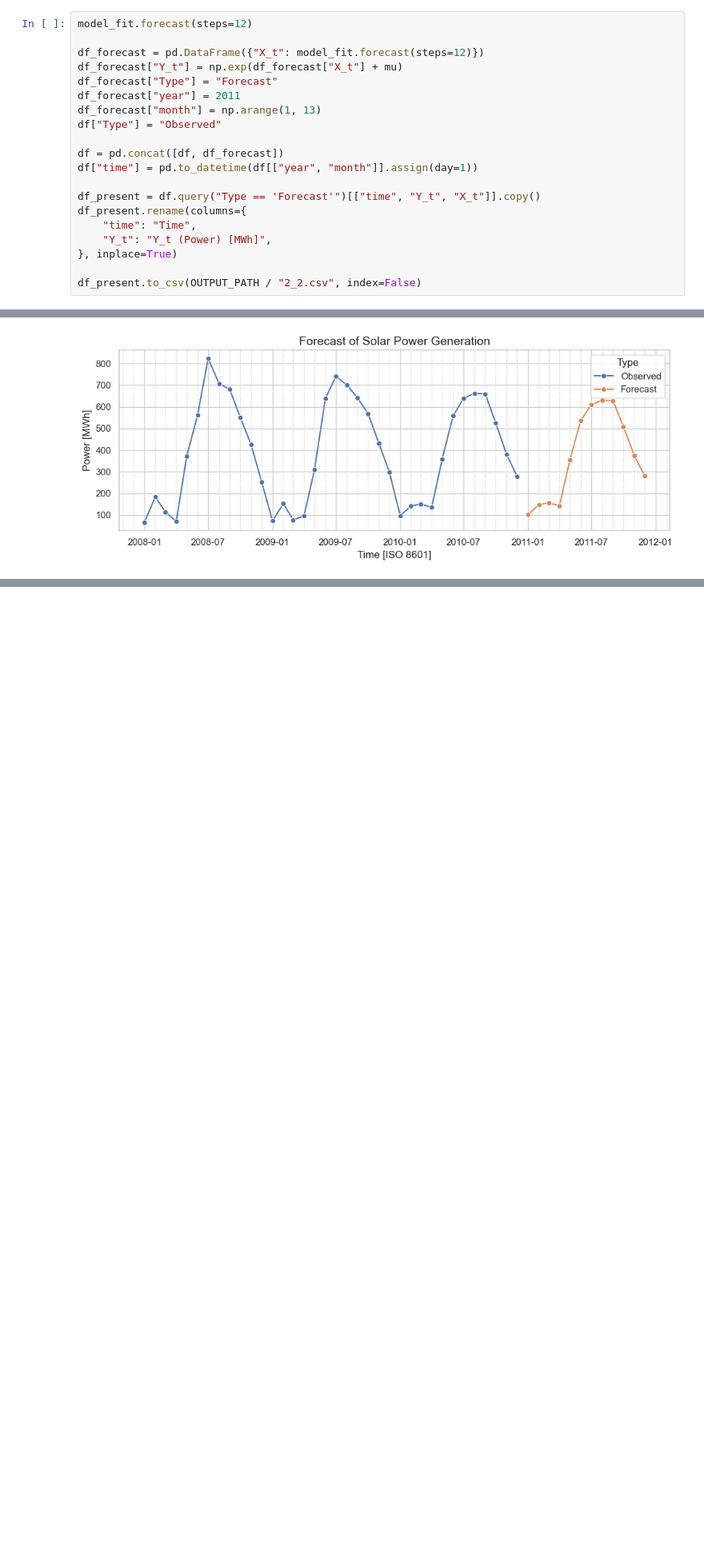
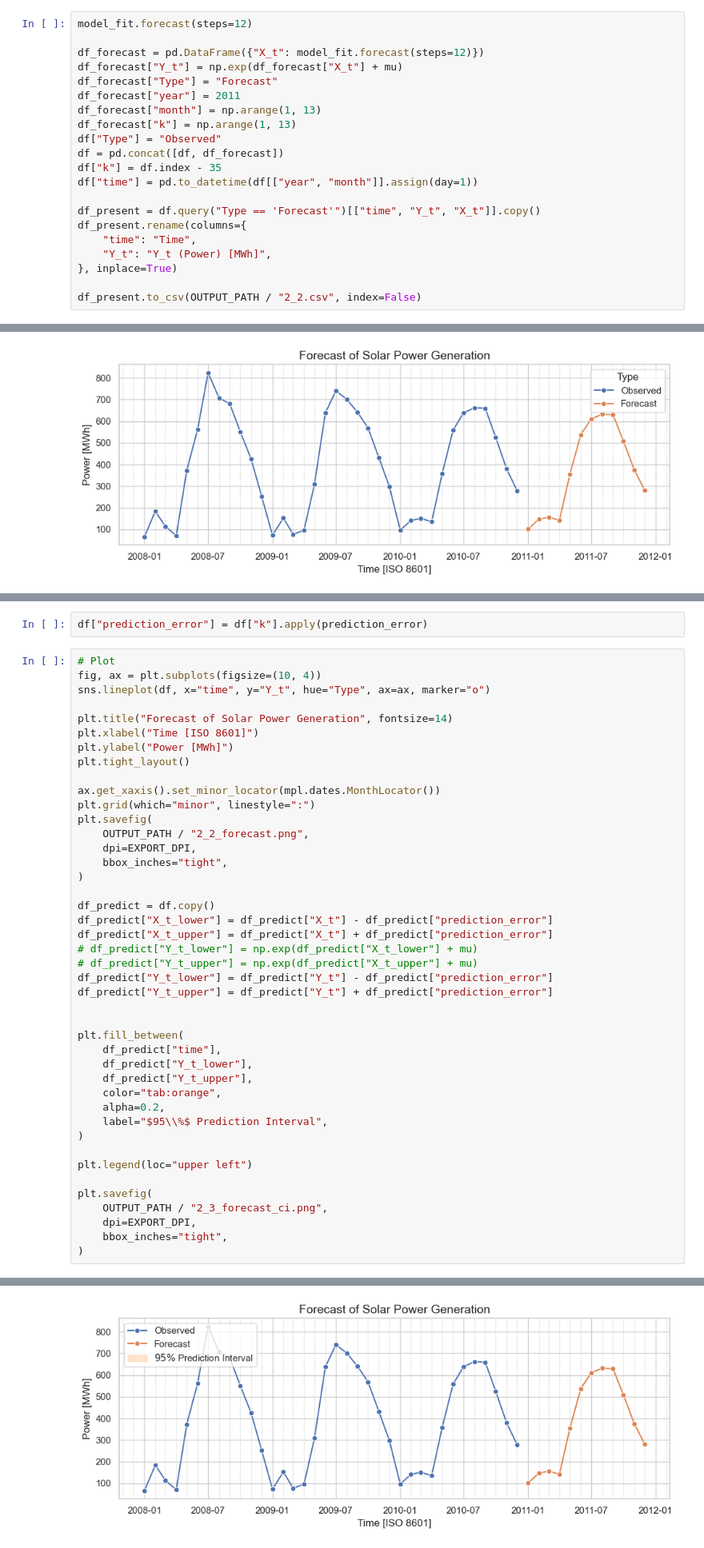
Before and after one commit to JeppeKlitgaard/DTU-02613-TimeSeries, a Jupyter notebook: Assignment3/Jeppe/JK_2.ipynb, the cells around one changed output, grey strips where cells are left out. Shown: that part at 80% size. Drawn from its saved outputs; the diff is of its cells as text; blank space fills up the shorter version.

```diff
--- a/Assignment3/Jeppe/JK_2.ipynb
+++ b/Assignment3/Jeppe/JK_2.ipynb
@@ -251,9 +261,10 @@ df_forecast["Y_t"] = np.exp(df_forecast["X_t"] + mu)
 df_forecast["Type"] = "Forecast"
 df_forecast["year"] = 2011
 df_forecast["month"] = np.arange(1, 13)
+df_forecast["k"] = np.arange(1, 13)
 df["Type"] = "Observed"
-
 df = pd.concat([df, df_forecast])
+df["k"] = df.index - 35
 df["time"] = pd.to_datetime(df[["year", "month"]].assign(day=1))
 
 df_present = df.query("Type == 'Forecast'")[["time", "Y_t", "X_t"]].copy()
@@ -285,0 +388,46 @@ plt.savefig(
+# %%
+df["prediction_error"] = df["k"].apply(prediction_error)
+# %%
+# Plot
+fig, ax = plt.subplots(figsize=(10, 4))
+sns.lineplot(df, x="time", y="Y_t", hue="Type", ax=ax, marker="o")
+
+plt.title("Forecast of Solar Power Generation", fontsize=14)
+plt.xlabel("Time [ISO 8601]")
+plt.ylabel("Power [MWh]")
+plt.tight_layout()
+
+ax.get_xaxis().set_minor_locator(mpl.dates.MonthLocator())
+plt.grid(which="minor", linestyle=":")
+plt.savefig(
+    OUTPUT_PATH / "2_2_forecast.png",
+    dpi=EXPORT_DPI,
+    bbox_inches="tight",
+)
+
+df_predict = df.copy()
+df_predict["X_t_lower"] = df_predict["X_t"] - df_predict["prediction_error"]
+df_predict["X_t_upper"] = df_predict["X_t"] + df_predict["prediction_error"]
+# df_predict["Y_t_lower"] = np.exp(df_predict["X_t_lower"] + mu)
+# df_predict["Y_t_upper"] = np.exp(df_predict["X_t_upper"] + mu)
+df_predict["Y_t_lower"] = df_predict["Y_t"] - df_predict["prediction_error"]
+df_predict["Y_t_upper"] = df_predict["Y_t"] + df_predict["prediction_error"]
+
+
+plt.fill_between(
+    df_predict["time"],
+    df_predict["Y_t_lower"],
+    df_predict["Y_t_upper"],
+    color="tab:orange",
+    alpha=0.2,
+    label="$95\\%$ Prediction Interval",
+)
+
+plt.legend(loc="upper left")
+
+plt.savefig(
+    OUTPUT_PATH / "2_3_forecast_ci.png",
+    dpi=EXPORT_DPI,
+    bbox_inches="tight",
+)
+# %% [output]
@@ -285,0 +451 @@ plt.savefig(
+[figure, added]
```
Also changed, not shown: parts of 11 cells of this notebook, 7 other files.
